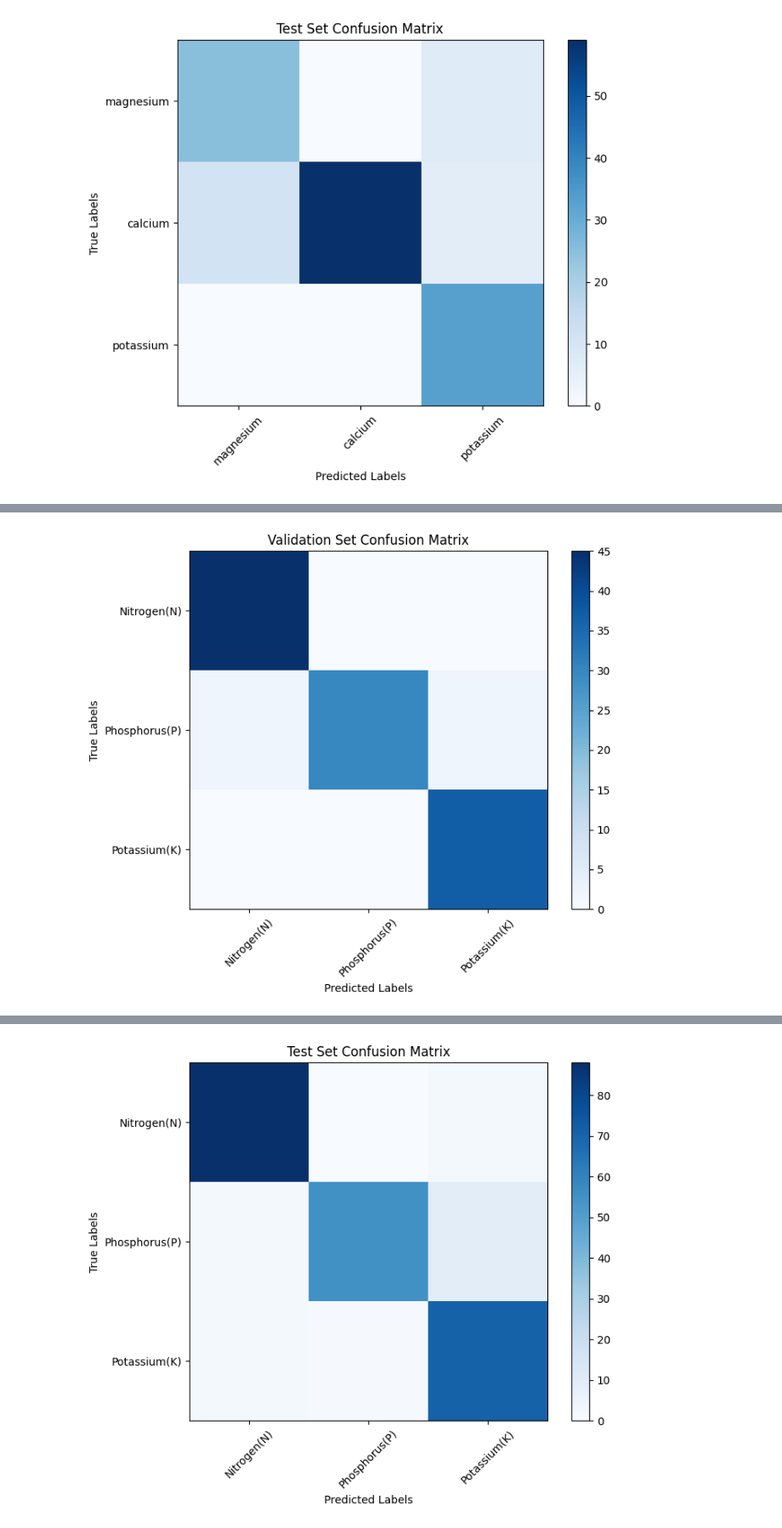
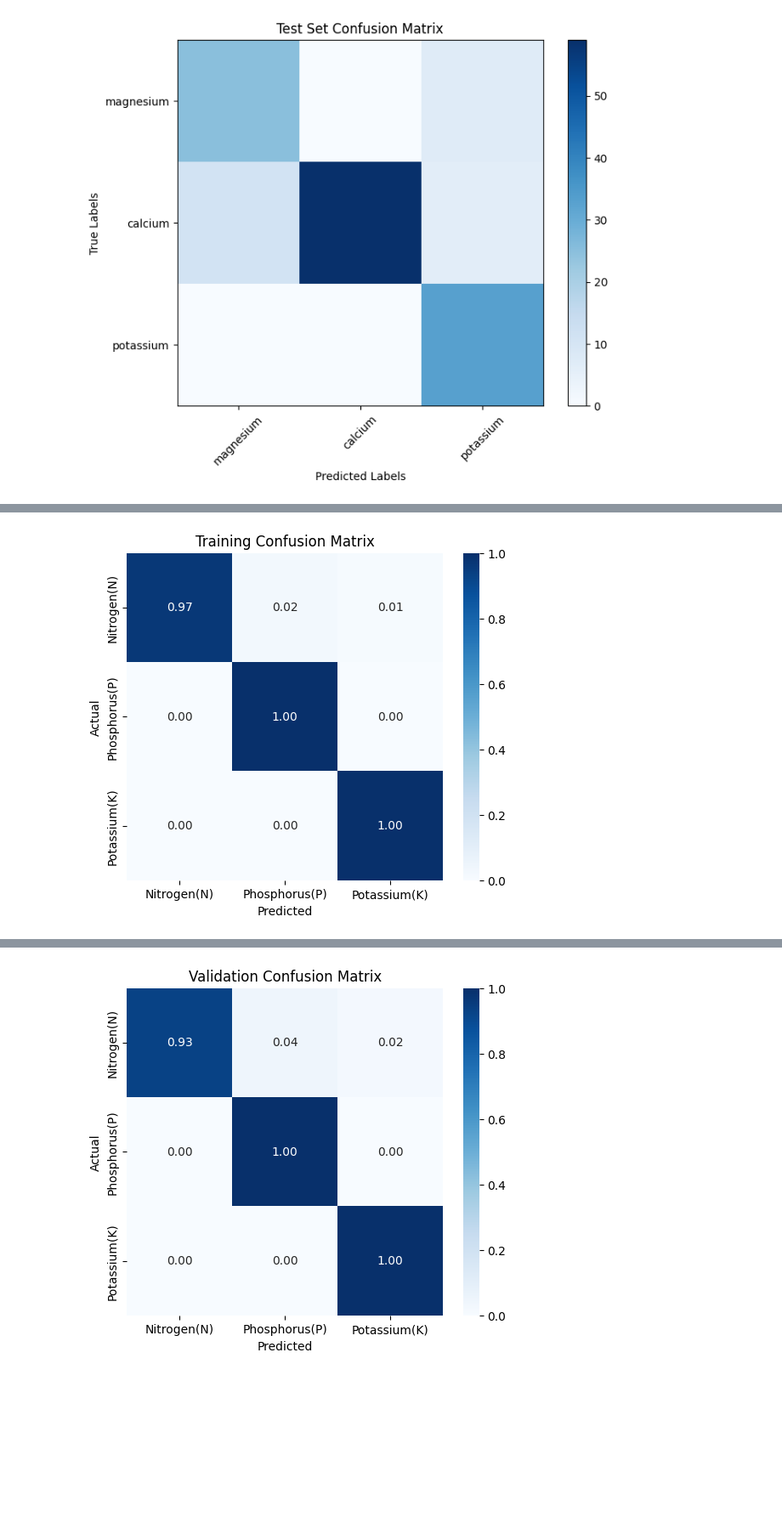
Before and after one commit to AzraSaf/NutriSense, a Jupyter notebook: ayyub_work/DSGP - Deficiency Identification.ipynb, the cells around one changed output, grey strips where cells are left out. Shown at 85% size. Drawn from its saved outputs; the diff is of its cells as text; code cells hidden in the pictures; blank space fills up the shorter version.

```diff
--- a/ayyub_work/DSGP - Deficiency Identification.ipynb
+++ b/ayyub_work/DSGP - Deficiency Identification.ipynb
@@ -957,7 +994,6 @@ datagen_train = ImageDataGenerator(
     horizontal_flip=True          # Flip left-right
 )
 
-# No augmentation for validation and test sets
 datagen_val_test = ImageDataGenerator(preprocessing_function=preprocess_input)
 
 # Create separate generators for training, validation, and test sets
@@ -986,11 +1022,25 @@ features, labels = extract_features(data_generator)
 
 # Stratified split into train (70%), test (20%), and validation (10%)
 X_train, X_temp, y_train, y_temp = train_test_split(features, labels, test_size=0.3, stratify=labels, random_state=42)
-X_test, X_val, y_test, y_val = train_test_split(X_temp, y_temp, test_size=0.333, stratify=y_temp, random_state=42)  # 0.333 to make 10% of total
+X_test, X_val, y_test, y_val = train_test_split(X_temp, y_temp, test_size=0.333, stratify=y_temp, random_state=42)
+
+# Apply data augmentation only to training images (before feature extraction)
+train_generator = datagen_train.flow_from_directory(
+    dataset_path,
+    target_size=img_size,
+    batch_size=32,
+    class_mode='categorical',
+    classes=deficiency_classes,
+    subset='training',
+    shuffle=True
+)
+
+# Extract augmented training features and labels
+X_train_aug, y_train_aug = extract_features(train_generator)
 
 # Build the classifier
 classifier = tf.keras.Sequential([
-    Dense(512, activation='relu', input_shape=(X_train.shape[1],)),
+    Dense(512, activation='relu', input_shape=(X_train_aug.shape[1],)),
     Dropout(0.5),
     Dense(len(deficiency_classes), activation='softmax')
 ])
@@ -998,52 +1048,56 @@ classifier = tf.keras.Sequential([
 classifier.compile(optimizer='adam', loss='categorical_crossentropy', metrics=['accuracy'])
 
 # Train the classifier
-history = classifier.fit(X_train, y_train, validation_data=(X_val, y_val), epochs=10, batch_size=32)
+history = classifier.fit(X_train_aug, y_train_aug, validation_data=(X_val, y_val), epochs=10, batch_size=32)
+
+classifier.save("rice_model.h5")
+
+# Function to plot a confusion matrix with color intensity based on correct classifications
+def plot_confusion_matrix(y_true, y_pred, title):
+    conf_matrix = confusion_matrix(y_true, y_pred)
+
+    # Normalize the confusion matrix (convert counts to percentages)
+    conf_matrix = conf_matrix.astype('float') / conf_matrix.sum(axis=1)[:, np.newaxis]
+
+    plt.figure(figsize=(6, 5))
+    sns.heatmap(conf_matrix, annot=True, fmt='.2f', cmap='Blues', xticklabels=deficiency_classes, yticklabels=deficiency_classes)
+
+    plt.xlabel('Predicted')
+    plt.ylabel('Actual')
+    plt.title(f'{title} Confusion Matrix')
+    plt.show()
+
+
+# Training Accuracy
+y_train_pred = classifier.predict(X_train_aug)
+y_train_pred_classes = np.argmax(y_train_pred, axis=1)
+y_train_true_classes = np.argmax(y_train_aug, axis=1)
+
+print("\nTraining Set Classification Report:")
+print(classification_report(y_train_true_classes, y_train_pred_classes, target_names=deficiency_classes))
+plot_confusion_matrix(y_train_true_classes, y_train_pred_classes, "Training")
 
 # Validation Accuracy
 val_loss, val_accuracy = classifier.evaluate(X_val, y_val)
 print(f"Validation Accuracy: {val_accuracy * 100:.2f}%")
 
-# Validation Set Classification Report
 y_val_pred = classifier.predict(X_val)
 y_val_pred_classes = np.argmax(y_val_pred, axis=1)
 y_val_true_classes = np.argmax(y_val, axis=1)
 
 print("\nValidation Set Classification Report:")
 print(classification_report(y_val_true_classes, y_val_pred_classes, target_names=deficiency_classes))
-
-# Validation Set Confusion Matrix
-val_conf_matrix = confusion_matrix(y_val_true_classes, y_val_pred_classes)
-plt.figure(figsize=(8, 6))
-plt.imshow(val_conf_matrix, cmap='Blues', interpolation='nearest')
-plt.colorbar()
-plt.title("Validation Set Confusion Matrix")
-plt.xlabel("Predicted Labels")
-plt.ylabel("True Labels")
-plt.xticks(np.arange(len(deficiency_classes)), deficiency_classes, rotation=45)
-plt.yticks(np.arange(len(deficiency_classes)), deficiency_classes)
-plt.show()
+plot_confusion_matrix(y_val_true_classes, y_val_pred_classes, "Validation")
 
 # Test Accuracy
 test_loss, test_accuracy = classifier.evaluate(X_test, y_test)
 print(f"Test Accuracy: {test_accuracy * 100:.2f}%")
 
-# Test Set Classification Report and Confusion Matrix
 y_test_pred = classifier.predict(X_test)
 y_test_pred_classes = np.argmax(y_test_pred, axis=1)
 y_test_true_classes = np.argmax(y_test, axis=1)
 
 print("\nTest Set Classification Report:")
 print(classification_report(y_test_true_classes, y_test_pred_classes, target_names=deficiency_classes))
-
-conf_matrix = confusion_matrix(y_test_true_classes, y_test_pred_classes)
-plt.figure(figsize=(8, 6))
-plt.imshow(conf_matrix, cmap='Blues', interpolation='nearest')
-plt.colorbar()
-plt.title("Test Set Confusion Matrix")
-plt.xlabel("Predicted Labels")
-plt.ylabel("True Labels")
-plt.xticks(np.arange(len(deficiency_classes)), deficiency_classes, rotation=45)
-plt.yticks(np.arange(len(deficiency_classes)), deficiency_classes)
-plt.show()
+plot_confusion_matrix(y_test_true_classes, y_test_pred_classes, "Test")
 # %% [output]
@@ -1084 +1138 @@ Epoch 7/10
-[figure, old version]
+[figure, new version]
@@ -1099 +1153 @@ Phosphorus(P)       0.98      0.83      0.90        66
-[figure, old version]
+[figure, new version]
```
Also changed, not shown: parts of 4 cells of this notebook.
